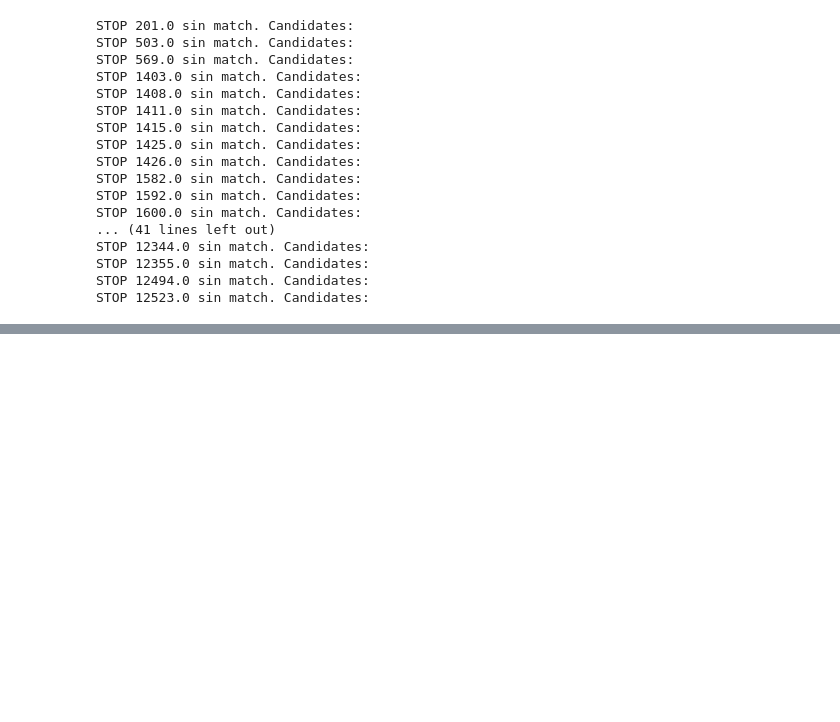
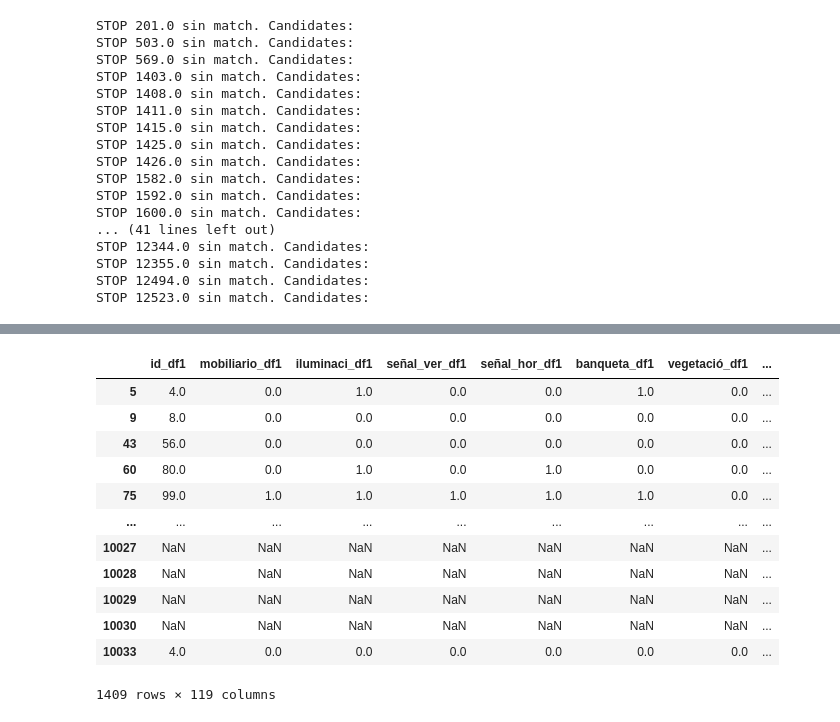
Before and after one commit to CentroFuturoCiudades/red-vial-guadalajara, a Jupyter notebook: Comparing with OSM/Snap Stops/snapped_stops_analysis.ipynb, the cells around one changed output, grey strips where cells are left out. Saved outputs shown, nothing was run; the diff lists cells and outputs as text; code cells hidden in the pictures; blank space fills up the shorter version.

```diff
--- a/Comparing with OSM/Snap Stops/snapped_stops_analysis.ipynb
+++ b/Comparing with OSM/Snap Stops/snapped_stops_analysis.ipynb
@@ -204,0 +250,23 @@ snapped_bus_stops.to_file(r'/Users/jeannettearjona/Library/CloudStorage/OneDrive
+# %%
+merged = SP_snapped_preVisum.merge(SP_snapped_postVisum, on='NearestLin', suffixes=('_df1', '_df2'))
+diff = merged[
+    (merged['id_df1'] != merged['id_df2'])
+    #(merged['FromNodeNo_df1'] != merged['FromNodeNo_df2']) |
+    #(merged['ToNodeNo_df1'] != merged['ToNodeNo_df2'])
+]
+# %%
+diff
+# %% [output]
+|  | id_df1 | mobiliario_df1 | iluminaci_df1 | señal_ver_df1 | señal_hor_df1 | banqueta_df1 | vegetació_df1 | ... |
+| 5 | 4.0 | 0.0 | 1.0 | 0.0 | 0.0 | 1.0 | 0.0 | ... |
+| 9 | 8.0 | 0.0 | 0.0 | 0.0 | 0.0 | 0.0 | 0.0 | ... |
+| 43 | 56.0 | 0.0 | 0.0 | 0.0 | 0.0 | 0.0 | 0.0 | ... |
+| 60 | 80.0 | 0.0 | 1.0 | 0.0 | 1.0 | 0.0 | 0.0 | ... |
+| 75 | 99.0 | 1.0 | 1.0 | 1.0 | 1.0 | 1.0 | 0.0 | ... |
+| ... | ... | ... | ... | ... | ... | ... | ... | ... |
+| 10027 | NaN | NaN | NaN | NaN | NaN | NaN | NaN | ... |
+| 10028 | NaN | NaN | NaN | NaN | NaN | NaN | NaN | ... |
+| 10029 | NaN | NaN | NaN | NaN | NaN | NaN | NaN | ... |
+| 10030 | NaN | NaN | NaN | NaN | NaN | NaN | NaN | ... |
+| 10033 | 4.0 | 0.0 | 0.0 | 0.0 | 0.0 | 0.0 | 0.0 | ... |
+1409 rows × 119 columns
```
Also changed, not shown: parts of 14 cells of this notebook, 5 other files.
